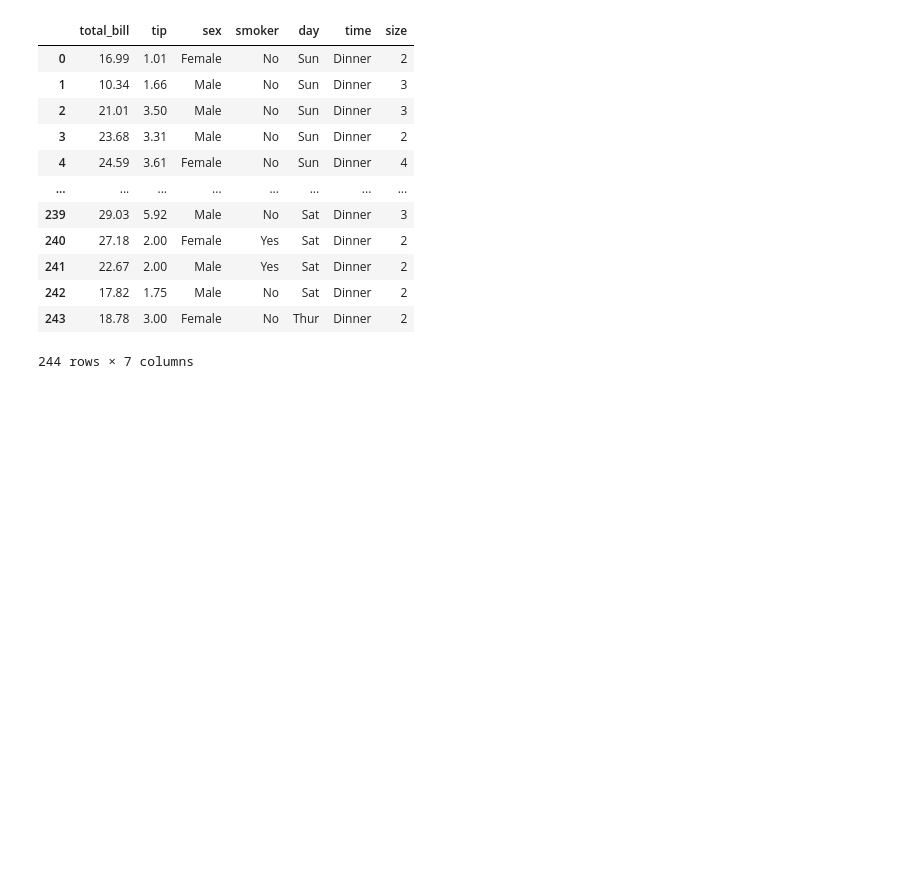
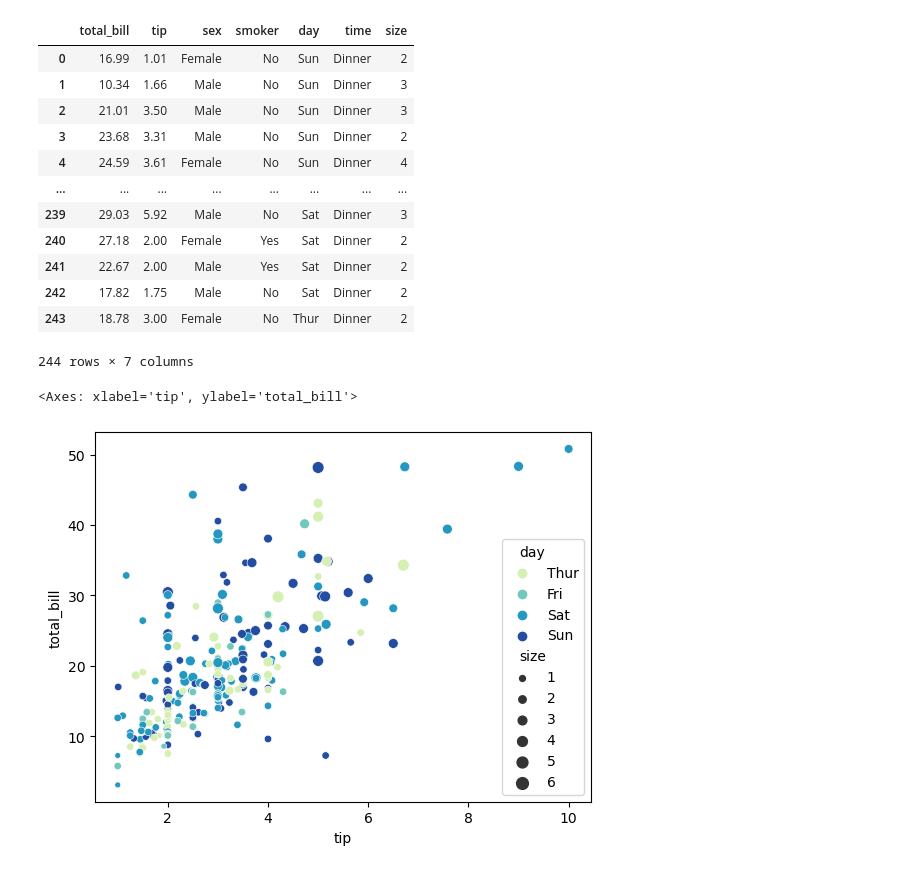
Before and after one commit to hamzacyberpatcher/seaborn-tutorial, a Jupyter notebook: seaborn.ipynb, the cells around one changed output. Drawn from its saved outputs; the diff is of its cells as text; code cells hidden in the pictures; blank space fills up the shorter version.

Commit message:
scatter plot stylings

```diff
--- a/seaborn.ipynb
+++ b/seaborn.ipynb
@@ -45,3 +45,13 @@ tips
 244 rows × 7 columns
 # %%
 # make a scatter plot
+# x is the x values
+# y is the y values
+# hue will set the hue depending on the dataset
+# size will set the size based off the neumerical value
+# data points towards the dataset we are using
+# palette sets the color palette of the scatter plot
+sns.scatterplot(x="tip", y="total_bill", hue="day", size="size", data=tips, palette="YlGnBu")
+# %% [output]
+<Axes: xlabel='tip', ylabel='total_bill'>
+[figure, added]
```
